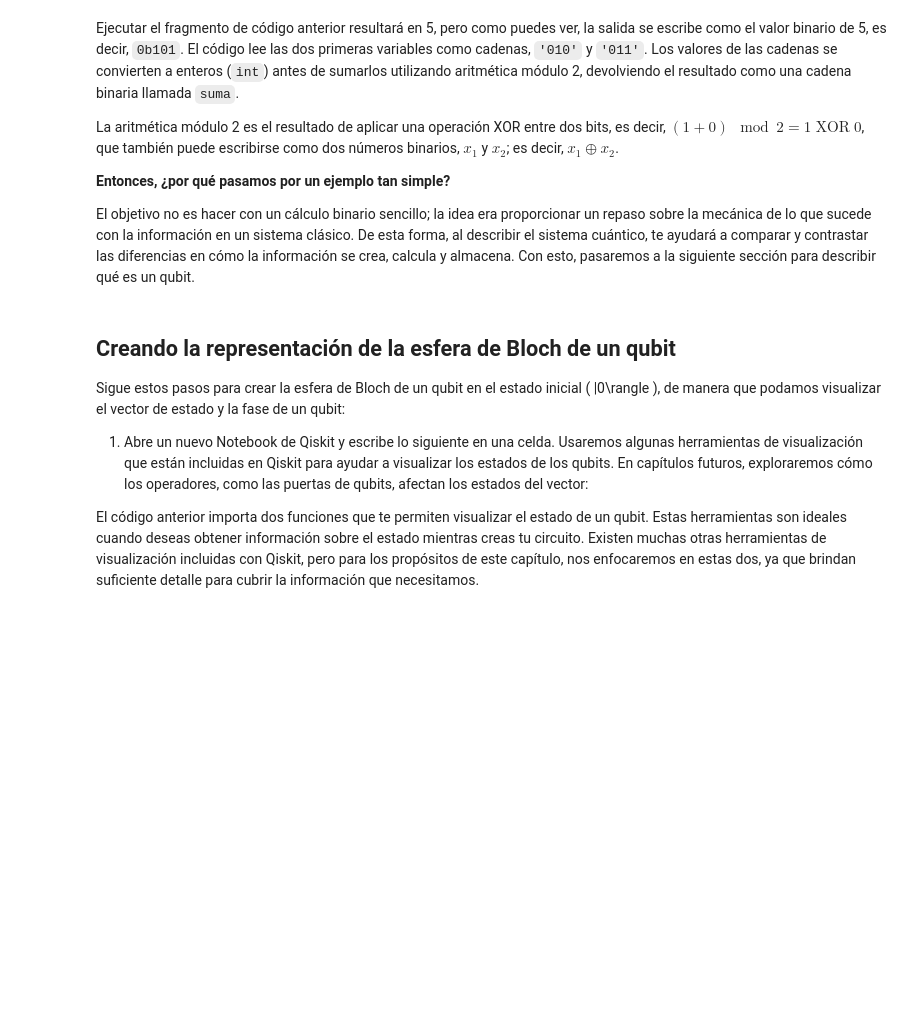
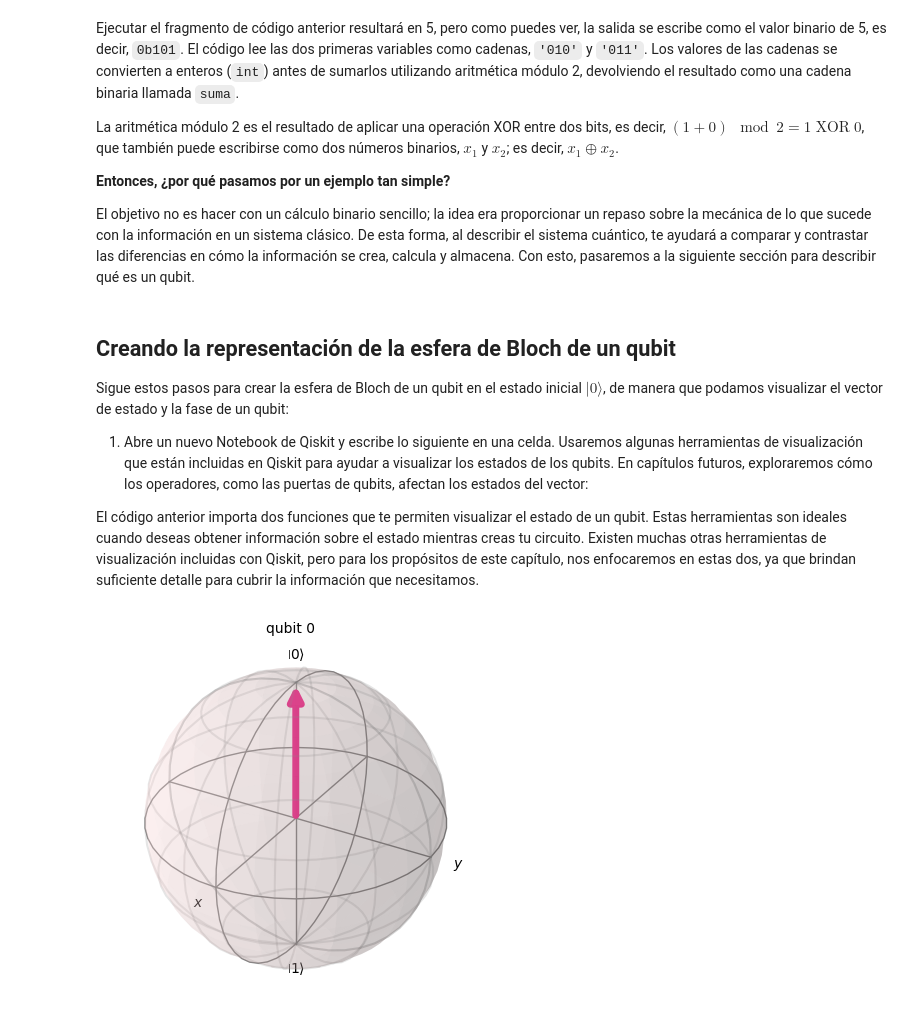
Before and after one commit to luisedseijas/Quantum_computing, a Jupyter notebook: Class_02/02_02.ipynb, the cells around one changed output. Saved outputs shown, nothing was run; the diff lists cells and outputs as text; code cells hidden in the pictures; blank space fills up the shorter version.

```diff
--- a/Class_02/02_02.ipynb
+++ b/Class_02/02_02.ipynb
@@ -48,7 +48,7 @@ El objetivo no es hacer con un cálculo binario sencillo; la idea era proporcion
 # %% [markdown]
 ## Creando la representación de la esfera de Bloch de un qubit
 
-Sigue estos pasos para crear la esfera de Bloch de un qubit en el estado inicial \( |0\rangle \), de manera que podamos visualizar el vector de estado y la fase de un qubit:
+Sigue estos pasos para crear la esfera de Bloch de un qubit en el estado inicial $ |0\rangle $, de manera que podamos visualizar el vector de estado y la fase de un qubit:
 
 1. Abre un nuevo Notebook de Qiskit y escribe lo siguiente en una celda. Usaremos algunas herramientas de visualización que están incluidas en Qiskit para ayudar a visualizar los estados de los qubits. En capítulos futuros, exploraremos cómo los operadores, como las puertas de qubits, afectan los estados del vector:
 
@@ -56,3 +56,18 @@ El código anterior importa dos funciones que te permiten visualizar el estado d
 # %%
 from qiskit.visualization import plot_state_qsphere
 from qiskit.visualization import plot_bloch_multivector
+# %%
+%matplotlib inline
+from IPython.display import Image
+from qiskit import *
+from qiskit_ibm_runtime import *
+from qiskit.quantum_info import Statevector
+from qiskit.visualization import *
+from qiskit_aer import *
+
+qc = QuantumCircuit(1)
+
+state = Statevector(qc)
+plot_bloch_multivector(state)
+# %% [output]
+[figure, added]
```
